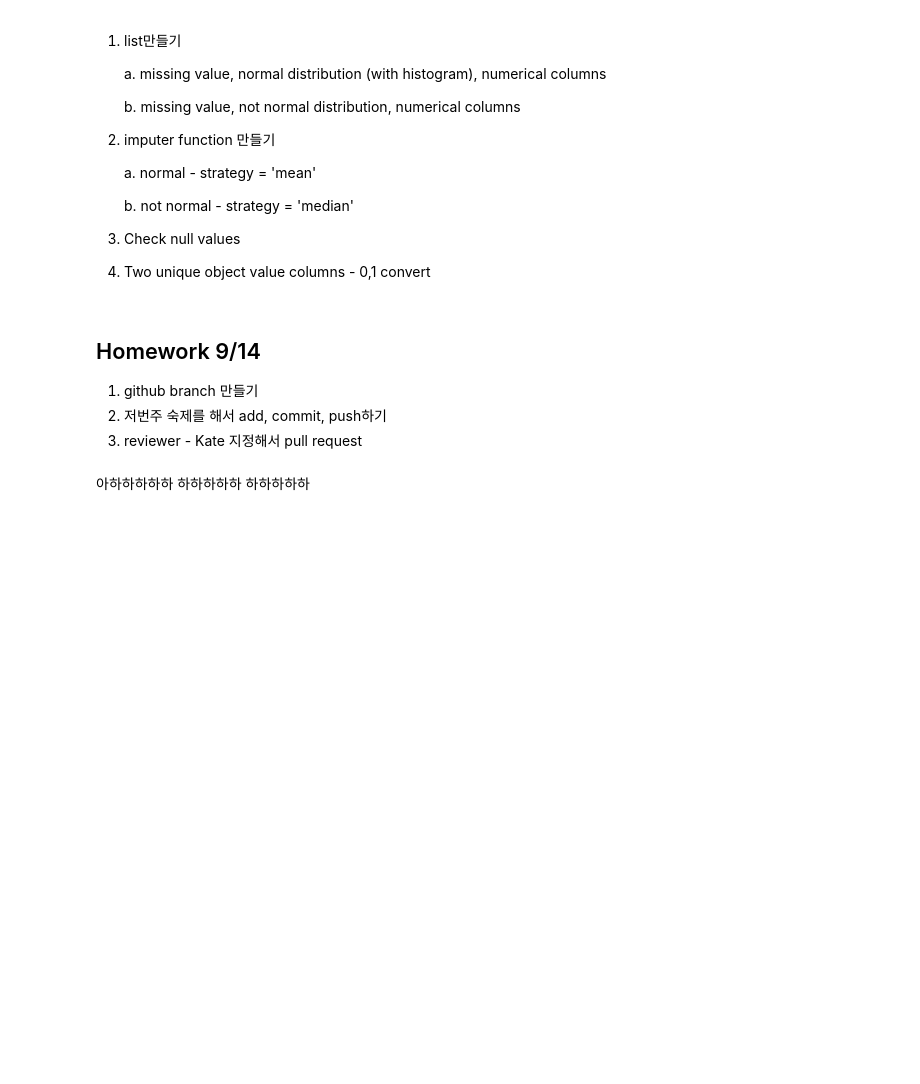
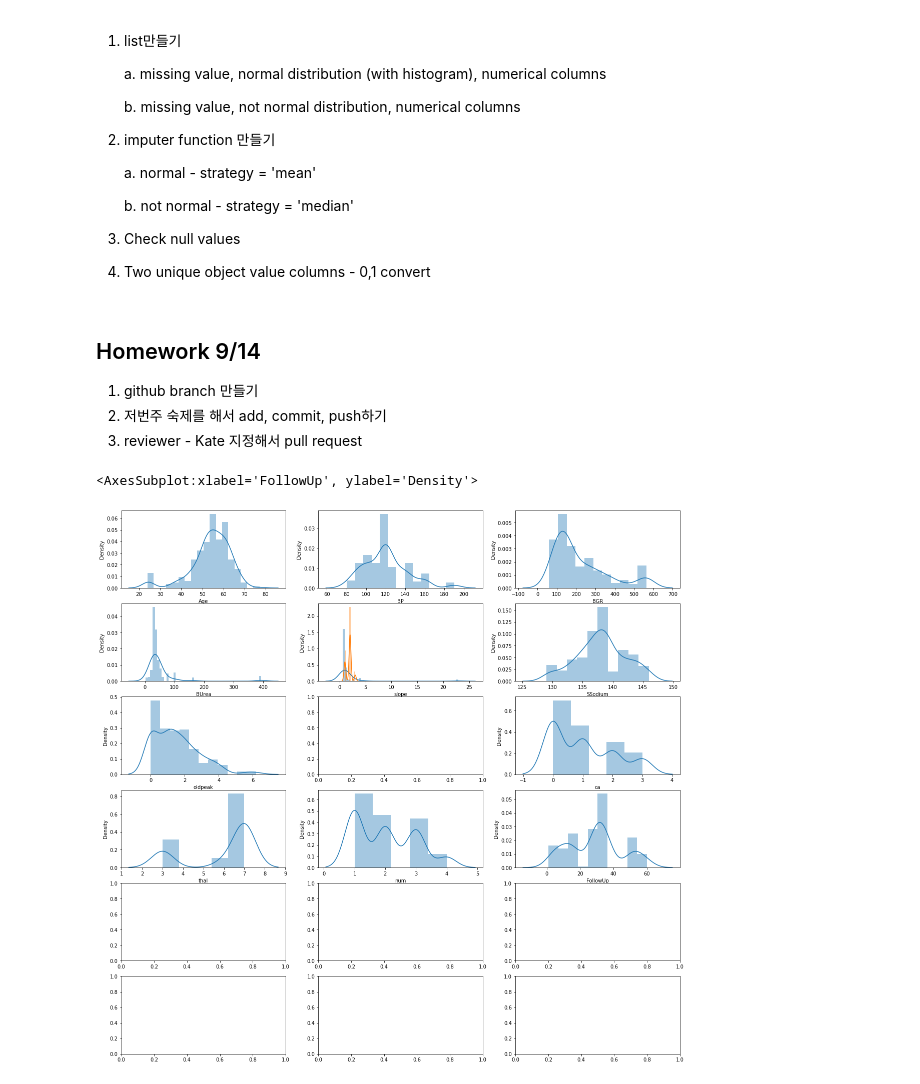
Before and after one commit to dwjkate/DS_Study2022, a Jupyter notebook: Heart Failure Classification.ipynb, the cells around one changed output. Cells and saved outputs as stored; diff of their text form; code cells hidden in the pictures; blank space fills up the shorter version.

```diff
--- a/Heart Failure Classification.ipynb
+++ b/Heart Failure Classification.ipynb
@@ -383,7 +405,21 @@ df.head()
 1. github branch 만들기
 2. 저번주 숙제를 해서 add, commit, push하기
 3. reviewer - Kate 지정해서 pull request
-# %% [markdown]
-아하하하하하
-하하하하하
-하하하하하
+# %%
+fig, ax = plt.subplots(ncols=3, nrows=6, figsize=(20,20))
+
+sns.distplot(df['Age'], ax=ax[0,0])
+sns.distplot(df['BP'], ax=ax[0,1])
+sns.distplot(df['BGR'], ax=ax[0,2])
+sns.distplot(df['BUrea'], ax=ax[1,0])
+sns.distplot(df['SCr'], ax=ax[1,1])
+sns.distplot(df['SSodium'], ax=ax[1,2])
+sns.distplot(df['oldpeak'], ax=ax[2,0])
+sns.distplot(df['slope'], ax=ax[1,1])
+sns.distplot(df['ca'], ax=ax[2,2])
+sns.distplot(df['thal'], ax=ax[3,0])
+sns.distplot(df['num'], ax=ax[3,1])
+sns.distplot(df['FollowUp'], ax=ax[3,2])
+# %% [output]
+<AxesSubplot:xlabel='FollowUp', ylabel='Density'>
+[figure, added]
```
Also changed, not shown: parts of 8 cells of this notebook, 1 other file.
